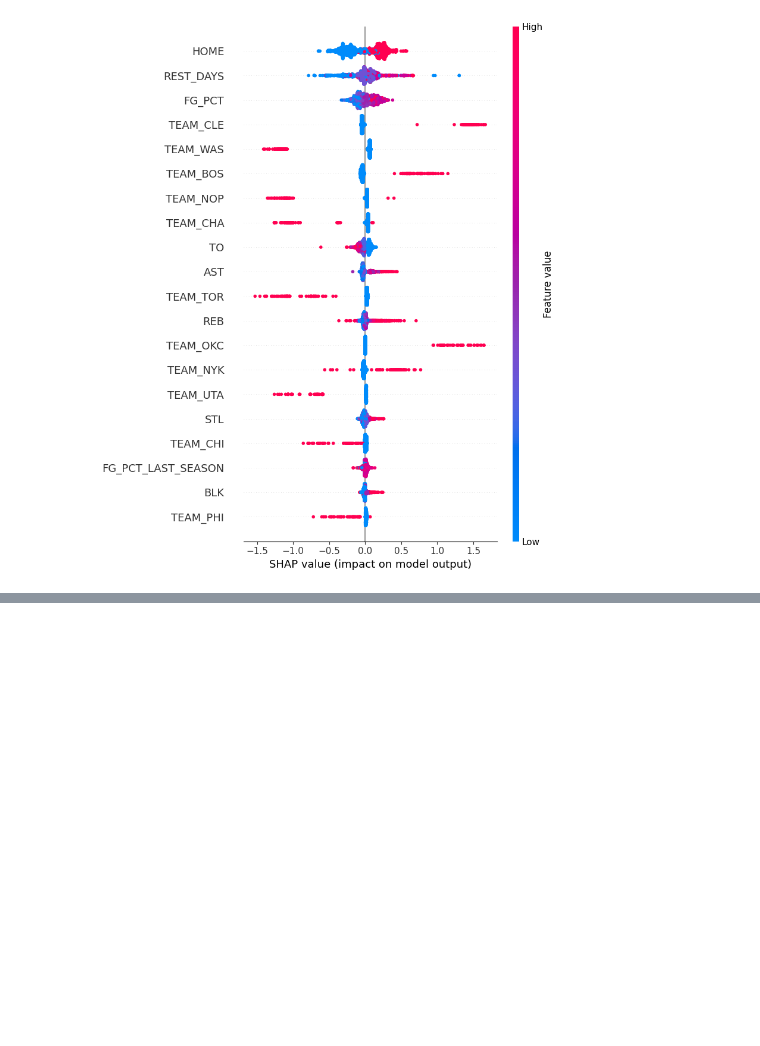
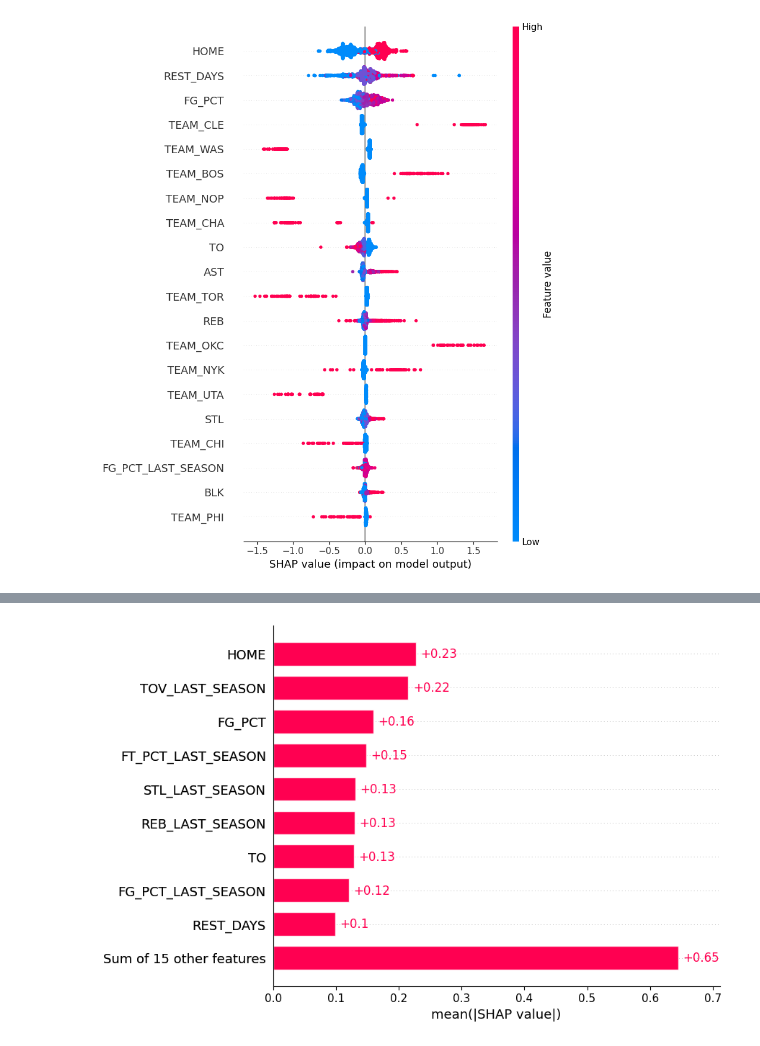
Before and after one commit to jiin-son/nba, a Jupyter notebook: NBA_Machine_Learning.ipynb, the cells around one changed output, grey strips where cells are left out. Cells and saved outputs as stored; diff of their text form; code cells hidden in the pictures; blank space fills up the shorter version.

```diff
--- a/NBA_Machine_Learning.ipynb
+++ b/NBA_Machine_Learning.ipynb
@@ -239,0 +344,4 @@ shap.summary_plot(shap_values)
+# %%
+shap.plots.bar(shap_values)
+# %% [output]
+[figure, added]
```
Also changed, not shown: parts of 12 cells of this notebook.
